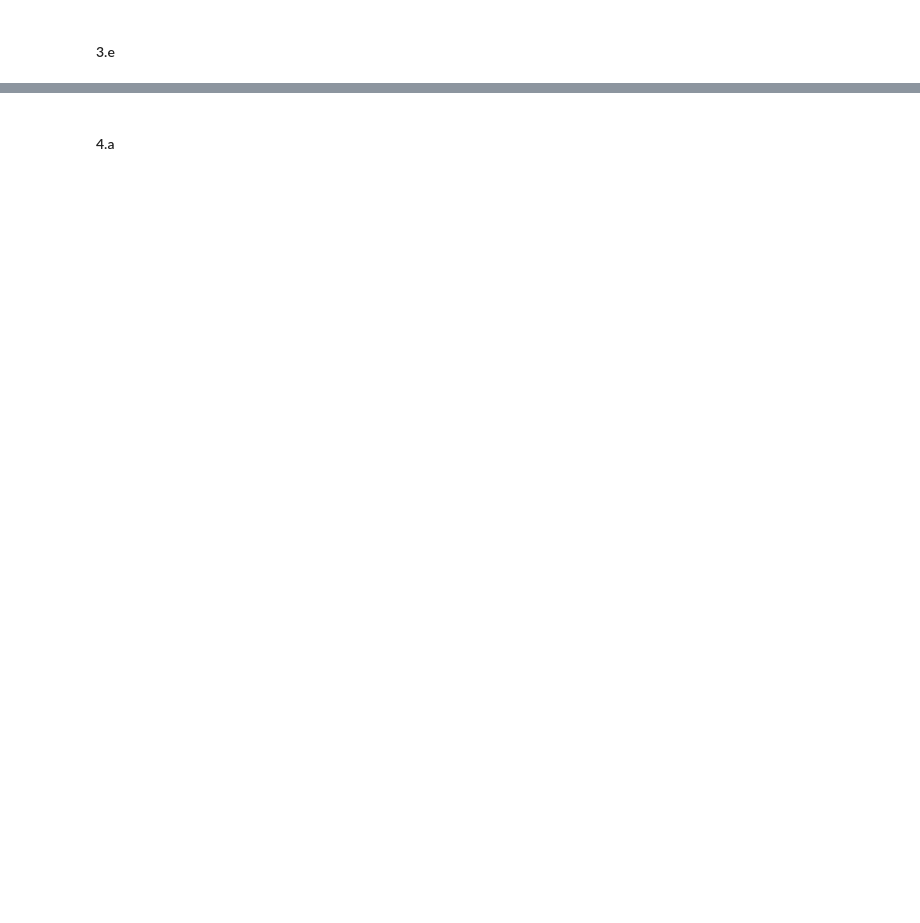
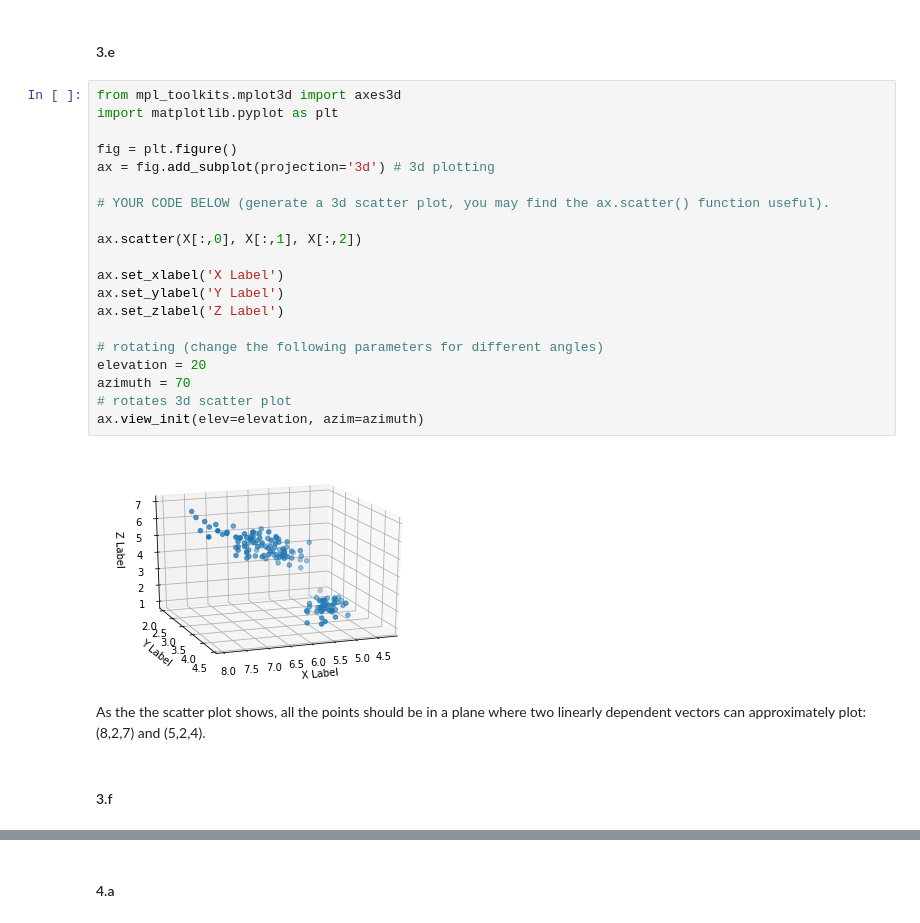
Before and after one commit to yifu-hou/CMSC35300, a Jupyter notebook: hw/hw3.ipynb, the cells around one changed output, grey strips where cells are left out. Saved outputs shown, nothing was run; the diff lists cells and outputs as text; blank space fills up the shorter version.

```diff
--- a/hw/hw3.ipynb
+++ b/hw/hw3.ipynb
@@ -154,2 +239,30 @@ LinAlgError: Singular matrix
 # %% [markdown]
 #### 3.e
+# %%
+from mpl_toolkits.mplot3d import axes3d
+import matplotlib.pyplot as plt
+
+fig = plt.figure()
+ax = fig.add_subplot(projection='3d') # 3d plotting
+
+# YOUR CODE BELOW (generate a 3d scatter plot, you may find the ax.scatter() function useful).
+
+ax.scatter(X[:,0], X[:,1], X[:,2])
+
+ax.set_xlabel('X Label')
+ax.set_ylabel('Y Label')
+ax.set_zlabel('Z Label')
+
+# rotating (change the following parameters for different angles)
+elevation = 20
+azimuth = 70
+# rotates 3d scatter plot
+ax.view_init(elev=elevation, azim=azimuth)
+# %% [output]
+[figure, added]
+# %% [markdown]
+As the the scatter plot shows, all the points should be in a plane</p>
+where two linearly dependent vectors can approximately plot:</p>
+(8,2,7) and (5,2,4).
+# %% [markdown]
+#### 3.f
```
Also changed, not shown: parts of 15 cells of this notebook.
